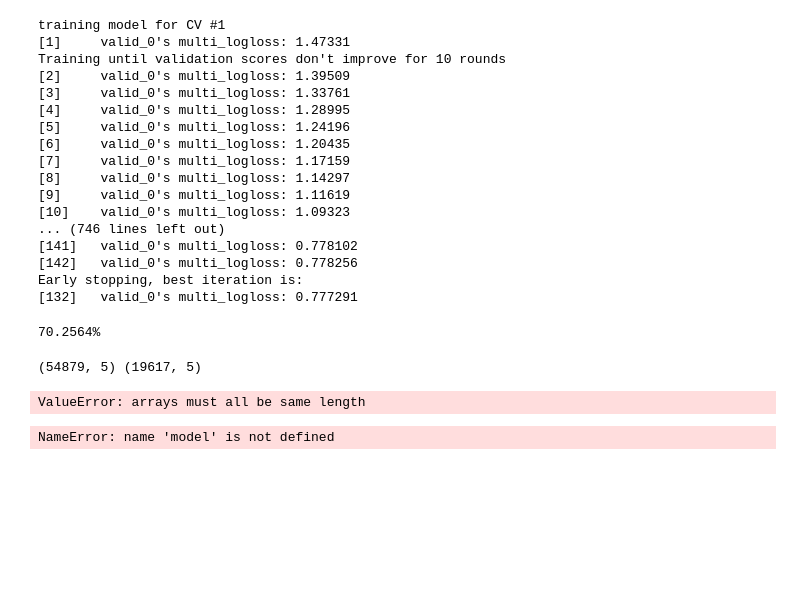
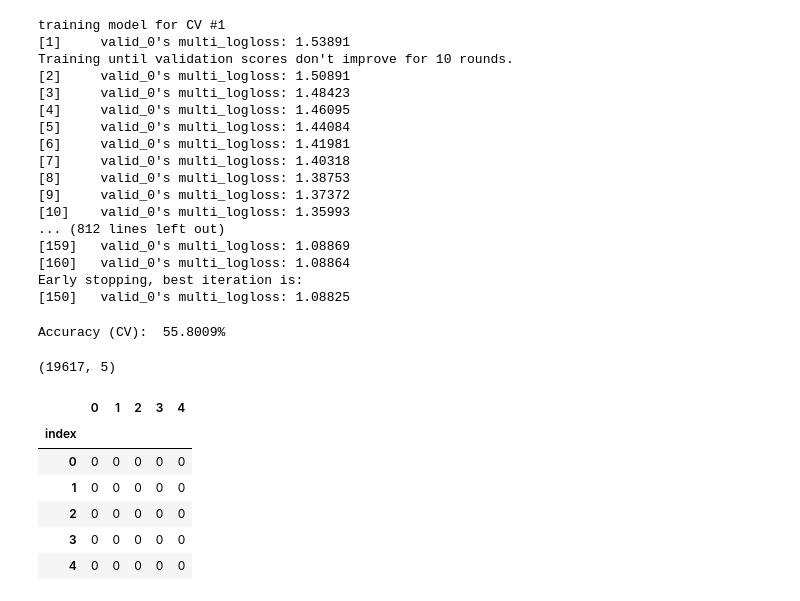
Before and after one commit to cksgnlcjswo/dku_dacon, a Jupyter notebook: 기말대회/lightgbm-cv.ipynb, the cells around one changed output. Cells and saved outputs as stored; diff of their text form; code cells hidden in the pictures; blank space fills up the shorter version.

Commit message:
accuracy : 55

```diff
--- a/기말대회/lightgbm-cv.ipynb
+++ b/기말대회/lightgbm-cv.ipynb
@@ -143,49 +186,48 @@ for i, (i_trn, i_val) in enumerate(cv.split(trn, y), 1):
                              colsample_bytree=.8,
                              random_state=seed,
                              n_jobs=-1)
+
     clf.fit(trn[i_trn], y[i_trn],
             eval_set=[(trn[i_val], y[i_val])],
             eval_metric='multiclass',
             early_stopping_rounds=10)
-
     p_val[i_val, :] = clf.predict_proba(trn[i_val])
-    p_tst += clf.predict_proba(tst) / n_fold
+    p_tst += clf.predict_proba(tst) / n_class
 # %% [output]
 training model for CV #1
-[1]     valid_0's multi_logloss: 1.47331
-Training until validation scores don't improve for 10 rounds
-[2]     valid_0's multi_logloss: 1.39509
-[3]     valid_0's multi_logloss: 1.33761
-[4]     valid_0's multi_logloss: 1.28995
-[5]     valid_0's multi_logloss: 1.24196
-[6]     valid_0's multi_logloss: 1.20435
-[7]     valid_0's multi_logloss: 1.17159
-[8]     valid_0's multi_logloss: 1.14297
-[9]     valid_0's multi_logloss: 1.11619
-[10]    valid_0's multi_logloss: 1.09323
-... (746 lines left out)
-[141]   valid_0's multi_logloss: 0.778102
-[142]   valid_0's multi_logloss: 0.778256
+[1]     valid_0's multi_logloss: 1.53891
+Training until validation scores don't improve for 10 rounds.
+[2]     valid_0's multi_logloss: 1.50891
+[3]     valid_0's multi_logloss: 1.48423
+[4]     valid_0's multi_logloss: 1.46095
+[5]     valid_0's multi_logloss: 1.44084
+[6]     valid_0's multi_logloss: 1.41981
+[7]     valid_0's multi_logloss: 1.40318
+[8]     valid_0's multi_logloss: 1.38753
+[9]     valid_0's multi_logloss: 1.37372
+[10]    valid_0's multi_logloss: 1.35993
+... (812 lines left out)
+[159]   valid_0's multi_logloss: 1.08869
+[160]   valid_0's multi_logloss: 1.08864
 Early stopping, best iteration is:
-[132]   valid_0's multi_logloss: 0.777291
+[150]   valid_0's multi_logloss: 1.08825
 # %%
-print(f'{accuracy_score(y, np.argmax(p_val, axis=1)) * 100:.4f}%')
+print(f'Accuracy (CV): {accuracy_score(y, np.argmax(p_val, axis=1)) * 100:8.4f}%')
 # %% [output]
-70.2564%
+Accuracy (CV):  55.8009%
-# %%
-print(p_val.shape, p_tst.shape)
-# %% [output]
-(54879, 5) (19617, 5)
 # %%
 np.savetxt(p_val_file, p_val, fmt='%.6f', delimiter=',')
 np.savetxt(p_tst_file, p_tst, fmt='%.6f', delimiter=',')
-# %%
-imp = pd.DataFrame({'feature': df.columns, 'importance': clf.feature_importances_})
-imp = imp.sort_values('importance').set_index('feature')
-imp.plot(kind='barh')
-# %% [output]
-ValueError: arrays must all be same length
-# %%
-model.predict_proba(tst)
-# %% [output]
-NameError: name 'model' is not defined
+# %%
+sub = pd.read_csv(sample_file, index_col=0)
+print(sub.shape)
+sub.head()
+# %% [output]
+(19617, 5)
+|  | 0 | 1 | 2 | 3 | 4 |
+| index |  |  |  |  |  |
+| 0 | 0 | 0 | 0 | 0 | 0 |
+| 1 | 0 | 0 | 0 | 0 | 0 |
+| 2 | 0 | 0 | 0 | 0 | 0 |
+| 3 | 0 | 0 | 0 | 0 | 0 |
+| 4 | 0 | 0 | 0 | 0 | 0 |
```
Also changed, not shown: parts of 21 cells of this notebook.
